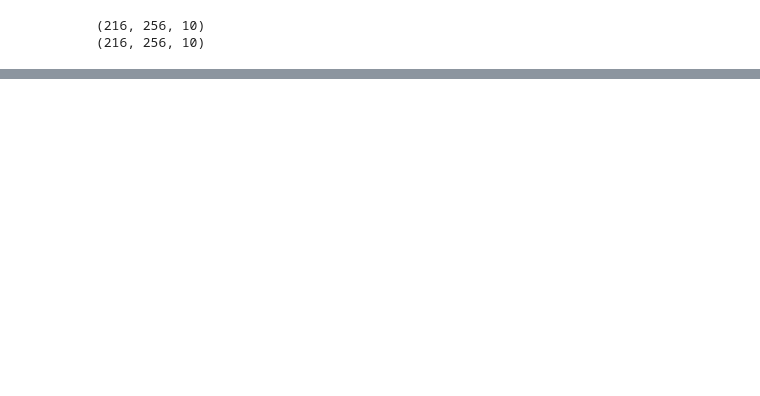
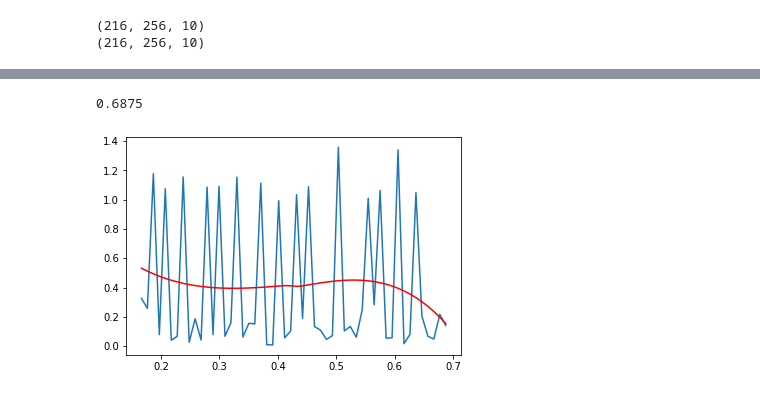
Before and after one commit to nicolas1805961/Cardiac-Segmentation-Optical-flow, a Jupyter notebook: nnunet/experiment.ipynb, the cells around one changed output, grey strips where cells are left out. Cells and saved outputs as stored; diff of their text form; code cells hidden in the pictures; blank space fills up the shorter version.

```diff
--- a/nnunet/experiment.ipynb
+++ b/nnunet/experiment.ipynb
@@ -414,0 +1372,20 @@ with open(r'out\nnUNet_preprocessed\Task026_MMs\splits_final.pkl', 'rb') as fd:
+# %%
+%matplotlib qt
+
+from glob import glob
+import nibabel as nib
+import torch
+from torchvision.transforms.functional import center_crop
+import matplotlib.pyplot as plt
+from tqdm import tqdm
+
+data = nib.load(r'out\nnUNet_preprocessed\Task027_ACDC\gt_segmentations\patient001_frame01.nii.gz')
+arr = data.get_fdata()
+idx = arr.shape[-1] // 2
+idx2 = arr.shape[-1] - 1
+fig, ax = plt.subplots(1, 2)
+ax[0].imshow(arr[:, :, idx], cmap='gray')
+ax[1].imshow(arr[:, :, idx2], cmap='gray')
+plt.show()
+plt.waitforbuttonpress()
+plt.close(fig)
@@ -414,0 +1461,27 @@ with open(r'out\nnUNet_preprocessed\Task026_MMs\splits_final.pkl', 'rb') as fd:
+# %%
+from torch import tensor
+from scipy.signal import savgol_filter
+import numpy as np
+import matplotlib.pyplot as plt
+from copy import copy
+
+d = {0.3333333333333333: tensor(1.1544), 0.6363636363636364: tensor(0.2079), 0.6: tensor(1.3401), 0.375: tensor(1.1136), 0.5: tensor(1.3585), 0.46153846153846156: tensor(0.1114), 0.25: tensor(1.1556), 0.3125: tensor(0.1625), 0.42857142857142855: tensor(1.0352), 0.4: tensor(0.9940), 0.625: tensor(1.0483), 0.3: tensor(1.0919), 0.2857142857142857: tensor(1.0862), 0.2222222222222222: tensor(1.0759), 0.2: tensor(1.1787), 0.6666666666666666: tensor(0.2189), 0.5625: tensor(0.2846), 0.5555555555555556: tensor(1.0100), 0.2727272727272727: tensor(0.1884), 0.5714285714285714: tensor(1.0634), 0.18181818181818182: tensor(0.2598), 0.36363636363636365: tensor(0.1537), 0.4444444444444444: tensor(1.0899), 0.4375: tensor(0.1911), 0.5294117647058824: tensor(0.1057), 0.29411764705882354: tensor(0.0806), 0.21428571428571427: tensor(0.0797), 0.5454545454545454: tensor(0.2504), 0.23529411764705882:
+tensor(0.0697), 0.4117647058823529: tensor(0.0584), 0.16666666666666666: tensor(0.3279), 0.35294117647058826: tensor(0.0639), 0.6153846153846154: tensor(0.0822), 0.47058823529411764: tensor(0.0736), 0.6875: tensor(0.1425), 0.4166666666666667: tensor(0.1050), 0.35714285714285715: tensor(0.1576), 0.45454545454545453: tensor(0.1356), 0.6428571428571429: tensor(0.0692), 0.5384615384615384: tensor(0.0627), 0.23076923076923078: tensor(0.0421), 0.6470588235294118: tensor(0.0502), 0.5833333333333334: tensor(0.0563), 0.5333333333333333: tensor(0.1363), 0.2777777777777778: tensor(0.0440), 0.3076923076923077: tensor(0.0696), 0.5882352941176471: tensor(0.0589), 0.4666666666666667: tensor(0.0482), 0.26666666666666666: tensor(0.0289), 0.38461538461538464: tensor(0.0116), 0.3888888888888889: tensor(0.0103), 0.6111111111111112: tensor(0.0189)}
+
+d = dict(sorted(d.items()))
+d2 = copy(d)
+out = savgol_filter(list(d.values()), 50, 3)
+
+for k, v in zip(d.keys(), out): # window size 20, polynomial order 3
+    d[k] = v
+
+print(min(d, key= lambda x: d[x]))
+
+x = np.linspace(min(list(d.keys())), max(list(d.keys())), len(list(d.values())))
+
+plt.plot(x, list(d2.values()))
+plt.plot(x,out, color='red')
+plt.show()
+# %% [output]
+0.6875
+[figure, added]
```
Also changed, not shown: parts of 81 cells of this notebook, 35 other files.
